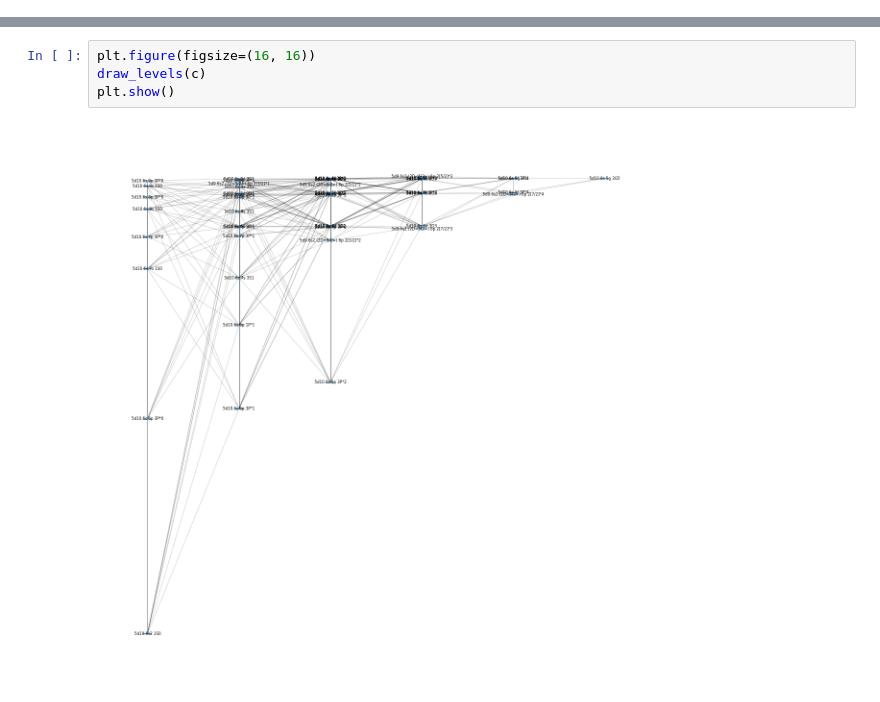
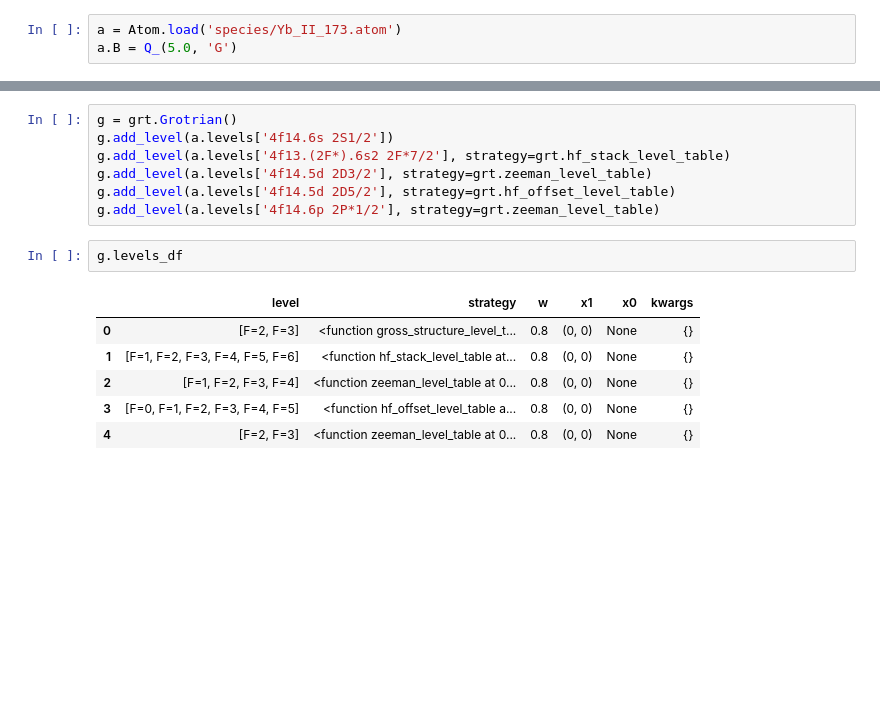
Before and after one commit to thomasdellaert/Atom-Toolkit, a Jupyter notebook: grotrians.ipynb, the cells around one changed output, grey strips where cells are left out. Drawn from its saved outputs; the diff is of its cells as text; blank space fills up the shorter version.

Commit message:
heavy modifications to Grotrian, with basic plotting implemented. Up next: position overrides and passing kwargs

```diff
--- a/grotrians.ipynb
+++ b/grotrians.ipynb
@@ -65 +12,4 @@ Generation complete
+# %%
+a = Atom.load('species/Yb_II_173.atom')
+a.B = Q_(5.0, 'G')
 # %%
@@ -115,6 +19,16 @@ Generation complete
-# %%
-plt.figure(figsize=(16, 16))
-draw_levels(c)
-plt.show()
-# %% [output]
-[figure, removed]
+# %%
+g = grt.Grotrian()
+g.add_level(a.levels['4f14.6s 2S1/2'])
+g.add_level(a.levels['4f13.(2F*).6s2 2F*7/2'], strategy=grt.hf_stack_level_table)
+g.add_level(a.levels['4f14.5d 2D3/2'], strategy=grt.zeeman_level_table)
+g.add_level(a.levels['4f14.5d 2D5/2'], strategy=grt.hf_offset_level_table)
+g.add_level(a.levels['4f14.6p 2P*1/2'], strategy=grt.zeeman_level_table)
+# %%
+g.levels_df
+# %% [output]
+|  | level | strategy | w | x1 | x0 | kwargs |
+| 0 | [F=2, F=3] | <function gross_structure_level_t... | 0.8 | (0, 0) | None | {} |
+| 1 | [F=1, F=2, F=3, F=4, F=5, F=6] | <function hf_stack_level_table at... | 0.8 | (0, 0) | None | {} |
+| 2 | [F=1, F=2, F=3, F=4] | <function zeeman_level_table at 0... | 0.8 | (0, 0) | None | {} |
+| 3 | [F=0, F=1, F=2, F=3, F=4, F=5] | <function hf_offset_level_table a... | 0.8 | (0, 0) | None | {} |
+| 4 | [F=2, F=3] | <function zeeman_level_table at 0... | 0.8 | (0, 0) | None | {} |
```
Also changed, not shown: parts of 14 cells of this notebook, 2 other files.
